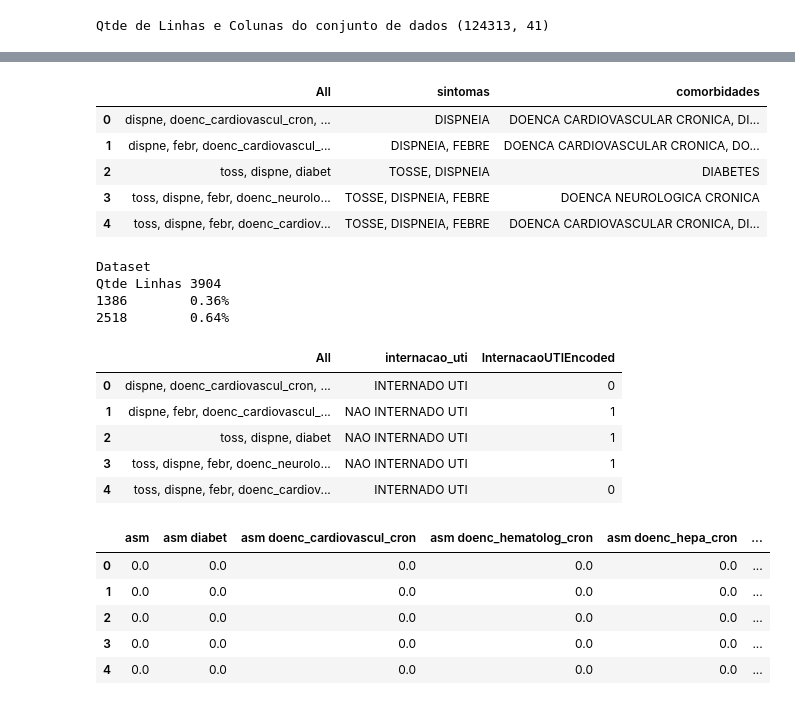
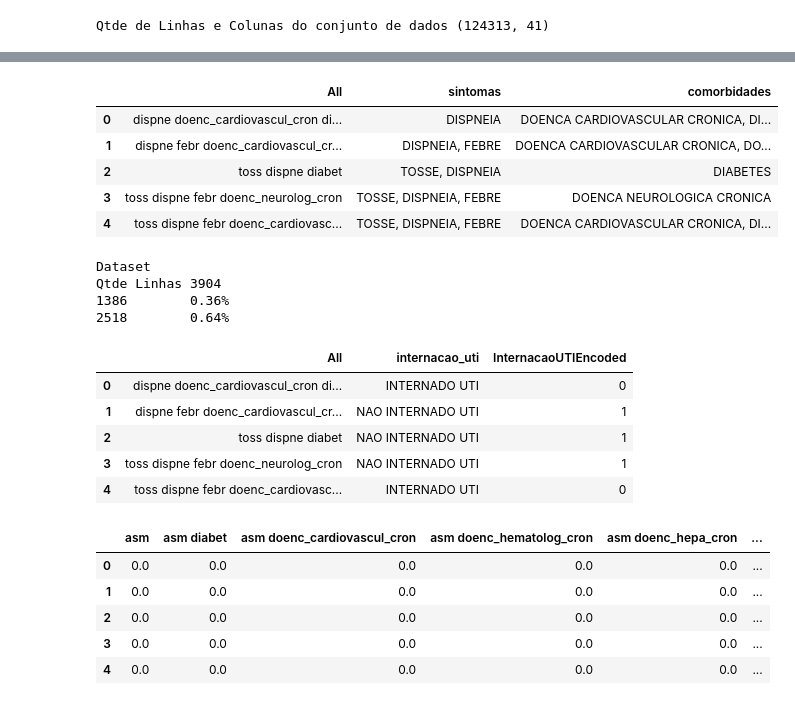
Before and after one commit to eldereng/SimpleTextClassifier, a Jupyter notebook: TextClassifier.ipynb, the cells around one changed output, grey strips where cells are left out. Saved outputs shown, nothing was run; the diff lists cells and outputs as text; code cells hidden in the pictures.

```diff
--- a/TextClassifier.ipynb
+++ b/TextClassifier.ipynb
@@ -225,33 +225,33 @@ dfs.head()
 # %%
 stopwordsp = nltk.corpus.stopwords.words('portuguese')
 stemmer = nltk.stem.RSLPStemmer()
 
 def remover_acentos(txt):
     txt=normalize('NFKD', txt).encode('ASCII', 'ignore').decode('ASCII')
     txt=re.sub('[^A-Za-z0-9 -,]+', '', txt).strip()
     return txt
 
 def ProcessaDados(phrase):
     phrase=remover_acentos(phrase) #remove acentos
     re.sub('[0-9]|,|\.|/|$|\(|\)|-|\+|:|•', ' ', phrase) #remove números e caracteres especiais
     re.sub(' +', ' ', phrase) # remove espaços duplos
     Return_Word=[]
     for word_list in phrase.lower().strip().split(","):
         tmp=[stemmer.stem(word.strip()) for word in word_list.strip().split(" ") if word not in stopwordsp and len(word)>2]
         Return_Word.append("_".join(tmp))
-    return ", ".join( Return_Word ).strip()
+    return " ".join( Return_Word ).strip()
 
 dfs["All"]=dfs.sintomas.map(str) + ", "+ dfs.comorbidades.map(str)
 dfs["All"]=dfs["All"].apply(lambda x: ProcessaDados(x))
 #dfs = dfs.drop_duplicates(subset=["All","internacao_uti"], keep='first')
 dfs[["All","sintomas","comorbidades"]].head()
 # %% [output]
 |  | All | sintomas | comorbidades |
-| 0 | dispne, doenc_cardiovascul_cron, ... | DISPNEIA | DOENCA CARDIOVASCULAR CRONICA, DI... |
-| 1 | dispne, febr, doenc_cardiovascul_... | DISPNEIA, FEBRE | DOENCA CARDIOVASCULAR CRONICA, DO... |
-| 2 | toss, dispne, diabet | TOSSE, DISPNEIA | DIABETES |
-| 3 | toss, dispne, febr, doenc_neurolo... | TOSSE, DISPNEIA, FEBRE | DOENCA NEUROLOGICA CRONICA |
-| 4 | toss, dispne, febr, doenc_cardiov... | TOSSE, DISPNEIA, FEBRE | DOENCA CARDIOVASCULAR CRONICA, DI... |
+| 0 | dispne doenc_cardiovascul_cron di... | DISPNEIA | DOENCA CARDIOVASCULAR CRONICA, DI... |
+| 1 | dispne febr doenc_cardiovascul_cr... | DISPNEIA, FEBRE | DOENCA CARDIOVASCULAR CRONICA, DO... |
+| 2 | toss dispne diabet | TOSSE, DISPNEIA | DIABETES |
+| 3 | toss dispne febr doenc_neurolog_cron | TOSSE, DISPNEIA, FEBRE | DOENCA NEUROLOGICA CRONICA |
+| 4 | toss dispne febr doenc_cardiovasc... | TOSSE, DISPNEIA, FEBRE | DOENCA CARDIOVASCULAR CRONICA, DI... |
 # %%
 le = LabelEncoder()
 le.fit(dfs.internacao_uti)
@@ -268,11 +268,11 @@ Qtde Linhas 3904
 1386        0.36%
 2518        0.64%
 |  | All | internacao_uti | InternacaoUTIEncoded |
-| 0 | dispne, doenc_cardiovascul_cron, ... | INTERNADO UTI | 0 |
-| 1 | dispne, febr, doenc_cardiovascul_... | NAO INTERNADO UTI | 1 |
-| 2 | toss, dispne, diabet | NAO INTERNADO UTI | 1 |
-| 3 | toss, dispne, febr, doenc_neurolo... | NAO INTERNADO UTI | 1 |
-| 4 | toss, dispne, febr, doenc_cardiov... | INTERNADO UTI | 0 |
+| 0 | dispne doenc_cardiovascul_cron di... | INTERNADO UTI | 0 |
+| 1 | dispne febr doenc_cardiovascul_cr... | NAO INTERNADO UTI | 1 |
+| 2 | toss dispne diabet | NAO INTERNADO UTI | 1 |
+| 3 | toss dispne febr doenc_neurolog_cron | NAO INTERNADO UTI | 1 |
+| 4 | toss dispne febr doenc_cardiovasc... | INTERNADO UTI | 0 |
 # %%
 ## TF-IDF
 vectorizer = TfidfVectorizer(ngram_range=(1, 2),
```
Also changed, not shown: parts of 2 cells of this notebook.
